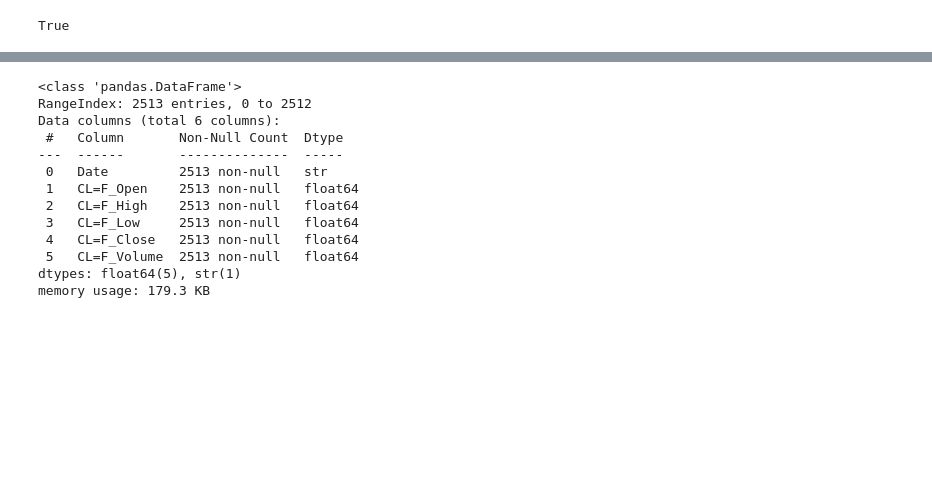
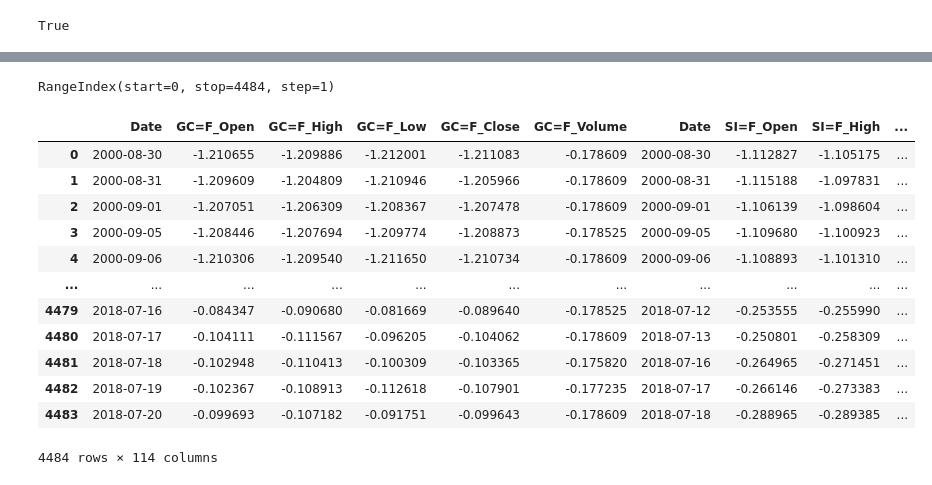
Before and after one commit to Sanket-g-75/Dynamic-Portfolio-Allocation, a Jupyter notebook: notebooks/test.ipynb, the cells around one changed output, grey strips where cells are left out. Drawn from its saved outputs; the diff is of its cells as text; code cells hidden in the pictures; blank space fills up the shorter version.

```diff
--- a/notebooks/test.ipynb
+++ b/notebooks/test.ipynb
@@ -69,33 +29 @@ scaler = StandardScaler()
-# %%
-# Stage 1 > Removing unnecessary columns and setting Date as the index
-
-for i in instruments:
-    data = pd.read_csv(os.path.join(path,'data','raw',f'{i}.csv'))
-    data.drop(columns=[f'{i}_Dividends',f'{i}_StockSplits'],inplace=True)
-    data.set_index('Date',inplace=True)
-
-    if i in features:
-        data = pd.DataFrame(
-            scaler.fit_transform(data),
-        columns=data.columns,
-        index=data.index
-        )
-
-    data.to_csv(os.path.join(path,'data','processed',f'p-{i}.csv'))
-# %%
-pd.read_csv(os.path.join(path,'data','processed','p-CL=F.csv')).info()
-# %% [output]
-<class 'pandas.DataFrame'>
-RangeIndex: 2513 entries, 0 to 2512
-Data columns (total 6 columns):
- #   Column       Non-Null Count  Dtype
----  ------       --------------  -----
- 0   Date         2513 non-null   str
- 1   CL=F_Open    2513 non-null   float64
- 2   CL=F_High    2513 non-null   float64
- 3   CL=F_Low     2513 non-null   float64
- 4   CL=F_Close   2513 non-null   float64
- 5   CL=F_Volume  2513 non-null   float64
-dtypes: float64(5), str(1)
-memory usage: 179.3 KB
 # %%
@@ -102,0 +34,35 @@ memory usage: 179.3 KB
+# %%
+common_idx = None
+
+for i in features:
+    data = pd.read_csv(os.path.join(path,'data','processed',f'p-{i}.csv'))
+    common_idx = data.index if common_idx is None else common_idx.intersection(data.index)
+
+common_idx = common_idx.sort_values()
+# %%
+common_idx
+# %% [output]
+RangeIndex(start=0, stop=4484, step=1)
+# %%
+dataframes = []
+
+for i in features:
+    data = pd.read_csv(os.path.join(path,'data','processed',f'p-{i}.csv'))
+    data = data.loc[common_idx]
+    dataframes.append(data)
+# %%
+pd.concat(dataframes,axis=1)
+# %% [output]
+|  | Date | GC=F_Open | GC=F_High | GC=F_Low | GC=F_Close | GC=F_Volume | Date | SI=F_Open | SI=F_High | ... |
+| 0 | 2000-08-30 | -1.210655 | -1.209886 | -1.212001 | -1.211083 | -0.178609 | 2000-08-30 | -1.112827 | -1.105175 | ... |
+| 1 | 2000-08-31 | -1.209609 | -1.204809 | -1.210946 | -1.205966 | -0.178609 | 2000-08-31 | -1.115188 | -1.097831 | ... |
+| 2 | 2000-09-01 | -1.207051 | -1.206309 | -1.208367 | -1.207478 | -0.178609 | 2000-09-01 | -1.106139 | -1.098604 | ... |
+| 3 | 2000-09-05 | -1.208446 | -1.207694 | -1.209774 | -1.208873 | -0.178525 | 2000-09-05 | -1.109680 | -1.100923 | ... |
+| 4 | 2000-09-06 | -1.210306 | -1.209540 | -1.211650 | -1.210734 | -0.178609 | 2000-09-06 | -1.108893 | -1.101310 | ... |
+| ... | ... | ... | ... | ... | ... | ... | ... | ... | ... | ... |
+| 4479 | 2018-07-16 | -0.084347 | -0.090680 | -0.081669 | -0.089640 | -0.178525 | 2018-07-12 | -0.253555 | -0.255990 | ... |
+| 4480 | 2018-07-17 | -0.104111 | -0.111567 | -0.096205 | -0.104062 | -0.178609 | 2018-07-13 | -0.250801 | -0.258309 | ... |
+| 4481 | 2018-07-18 | -0.102948 | -0.110413 | -0.100309 | -0.103365 | -0.175820 | 2018-07-16 | -0.264965 | -0.271451 | ... |
+| 4482 | 2018-07-19 | -0.102367 | -0.108913 | -0.112618 | -0.107901 | -0.177235 | 2018-07-17 | -0.266146 | -0.273383 | ... |
+| 4483 | 2018-07-20 | -0.099693 | -0.107182 | -0.091751 | -0.099643 | -0.178609 | 2018-07-18 | -0.288965 | -0.289385 | ... |
+4484 rows × 114 columns
```
Also changed, not shown: parts of 8 cells of this notebook, 9 other files.
